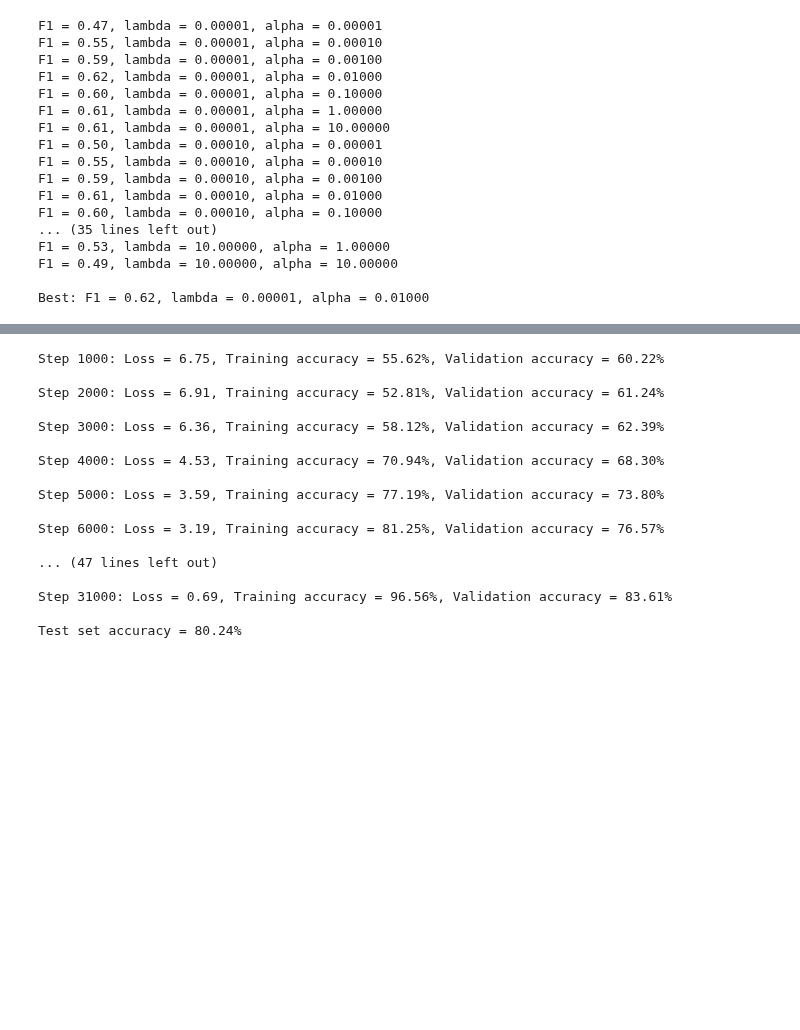
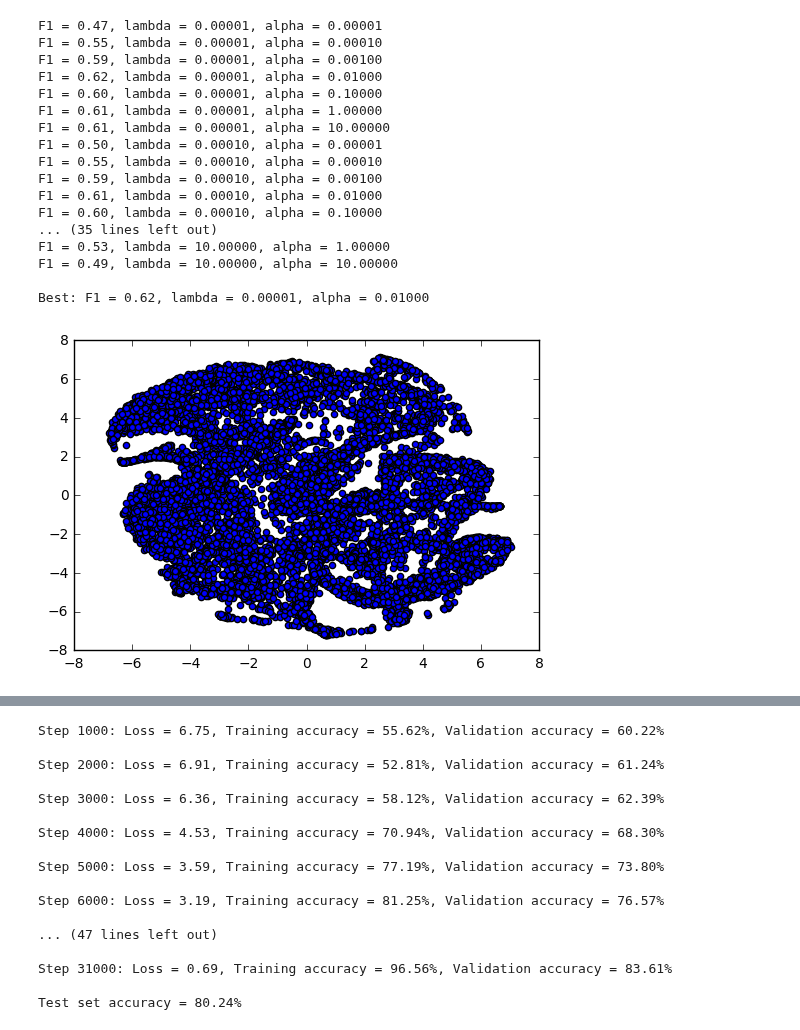
Before and after one commit to charlescc9/deep-learning-image-classification, a Jupyter notebook: svhn_large.ipynb, the cells around one changed output, grey strips where cells are left out. Drawn from its saved outputs; the diff is of its cells as text; code cells hidden in the pictures; blank space fills up the shorter version.

```diff
--- a/svhn_large.ipynb
+++ b/svhn_large.ipynb
@@ -639,6 +635,15 @@ F1 = 0.53, lambda = 10.00000, alpha = 1.00000
 F1 = 0.49, lambda = 10.00000, alpha = 10.00000
 
 Best: F1 = 0.62, lambda = 0.00001, alpha = 0.01000
+# %%
+# tsne = manifold.TSNE().fit_transform(test_X_flat)
+# plt.show(plt.scatter(tsne[:, 0], tsne[:, 1]))
+
+test_X_flat_reduced = decomposition.TruncatedSVD(n_components=50).fit_transform(test_X_flat)
+tsne = manifold.TSNE().fit_transform(test_X_flat_reduced)
+plt.show(plt.scatter(tsne[:, 0], tsne[:, 1]))
+# %% [output]
+[figure, added]
 # %%
 """ DEEP NEURAL NETWORK """
 
```
Also changed, not shown: parts of 5 cells of this notebook.
